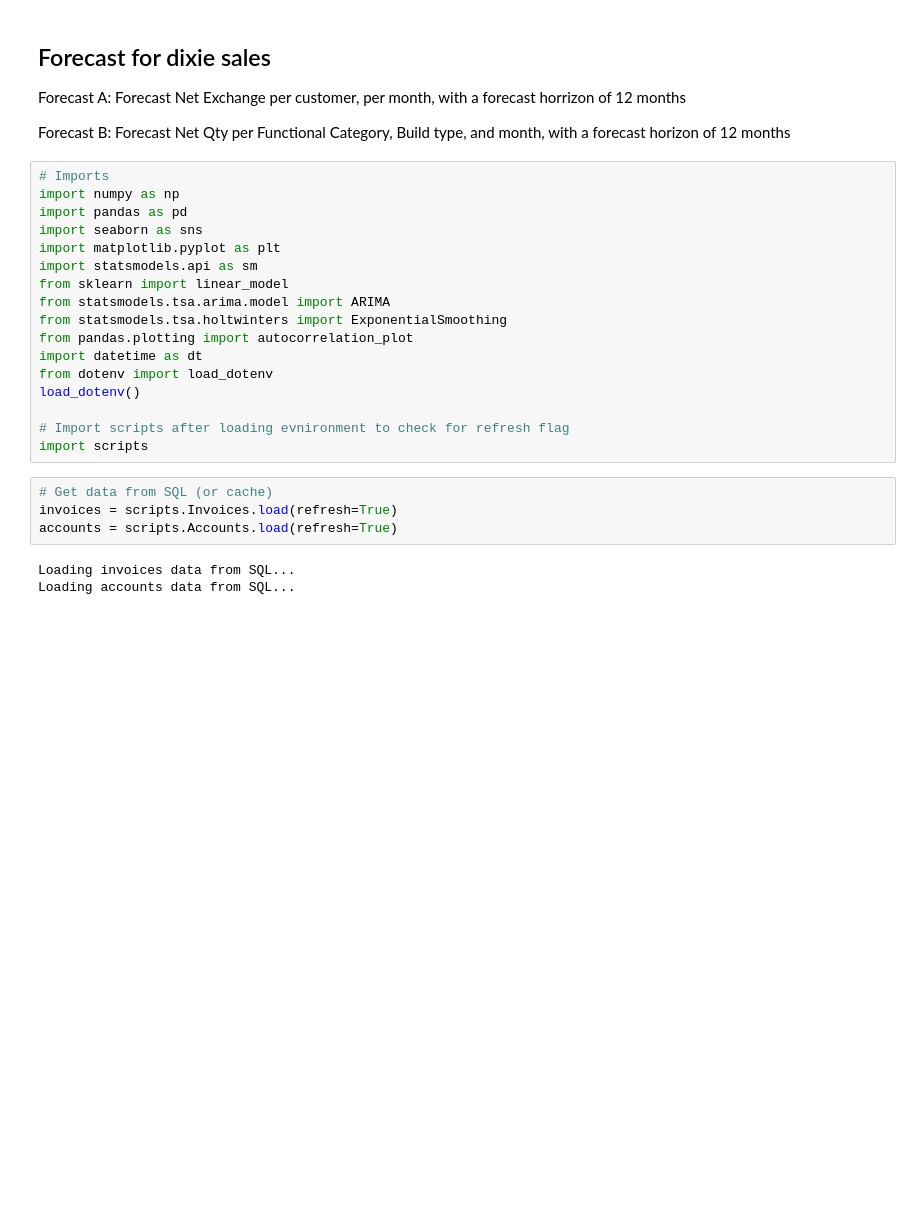
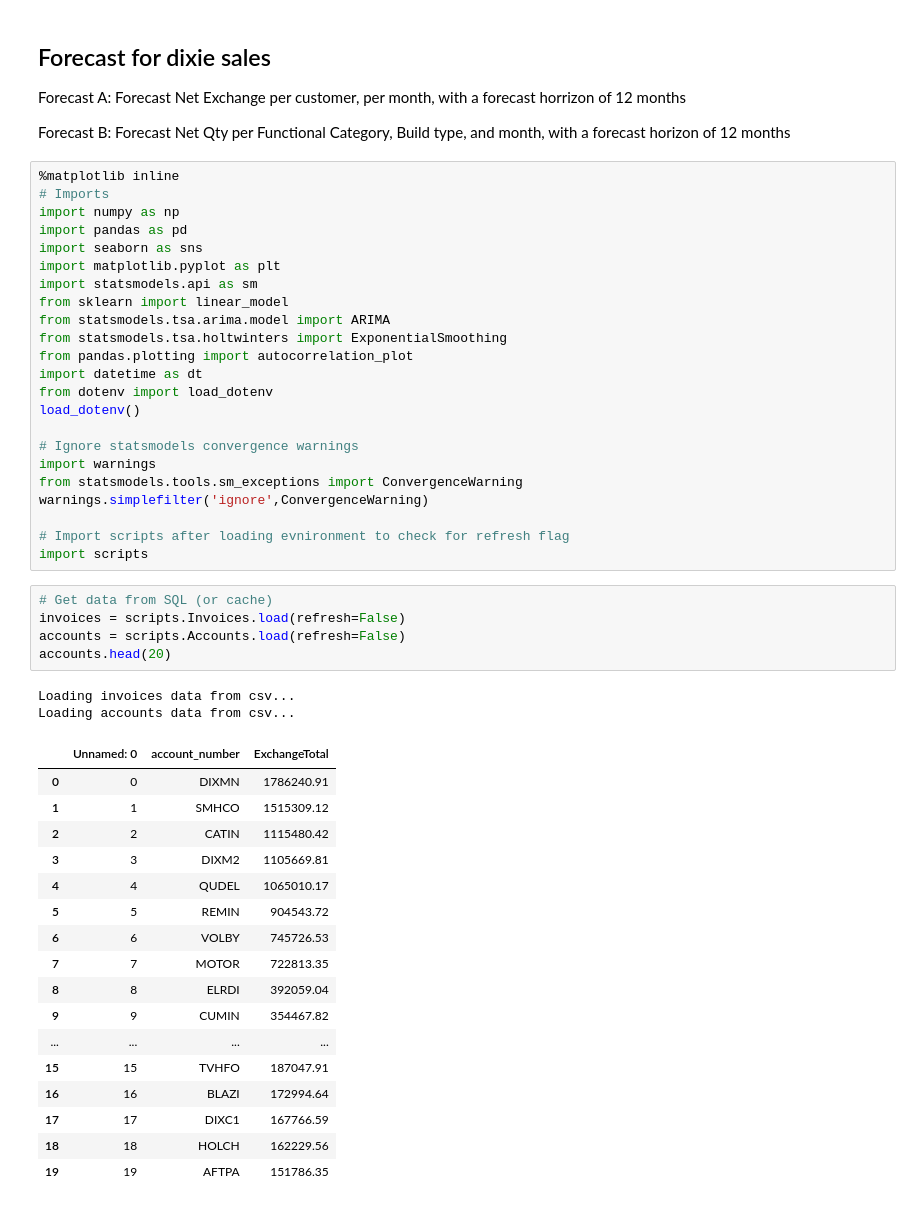
Before and after one commit to CalebMcNevin/dixie-forecast, a Jupyter notebook: app.ipynb, the cells around one changed output. Cells and saved outputs as stored; diff of their text form; blank space fills up the shorter version.

```diff
--- a/app.ipynb
+++ b/app.ipynb
@@ -10,6 +10,7 @@ Forecast B:
 Forecast Net Qty per Functional Category, Build type, and month,
 with a forecast horizon of 12 months
 # %%
+%matplotlib inline
 # Imports
 import numpy as np
 import pandas as pd
@@ -24,13 +25,36 @@ import datetime as dt
 from dotenv import load_dotenv
 load_dotenv()
 
+# Ignore statsmodels convergence warnings
+import warnings
+from statsmodels.tools.sm_exceptions import ConvergenceWarning
+warnings.simplefilter('ignore',ConvergenceWarning)
+
 # Import scripts after loading evnironment to check for refresh flag
 import scripts
 # %%
 # Get data from SQL (or cache)
-invoices = scripts.Invoices.load(refresh=True)
-accounts = scripts.Accounts.load(refresh=True)
+invoices = scripts.Invoices.load(refresh=False)
+accounts = scripts.Accounts.load(refresh=False)
+accounts.head(20)
 # %% [output]
-Loading invoices data from SQL...
-Loading accounts data from SQL...
+Loading invoices data from csv...
+Loading accounts data from csv...
+|  | Unnamed: 0 | account_number | ExchangeTotal |
+| 0 | 0 | DIXMN | 1786240.91 |
+| 1 | 1 | SMHCO | 1515309.12 |
+| 2 | 2 | CATIN | 1115480.42 |
+| 3 | 3 | DIXM2 | 1105669.81 |
+| 4 | 4 | QUDEL | 1065010.17 |
+| 5 | 5 | REMIN | 904543.72 |
+| 6 | 6 | VOLBY | 745726.53 |
+| 7 | 7 | MOTOR | 722813.35 |
+| 8 | 8 | ELRDI | 392059.04 |
+| 9 | 9 | CUMIN | 354467.82 |
+| ... | ... | ... | ... |
+| 15 | 15 | TVHFO | 187047.91 |
+| 16 | 16 | BLAZI | 172994.64 |
+| 17 | 17 | DIXC1 | 167766.59 |
+| 18 | 18 | HOLCH | 162229.56 |
+| 19 | 19 | AFTPA | 151786.35 |
 # %%
```
Also changed, not shown: parts of 13 cells of this notebook, 5 other files.
